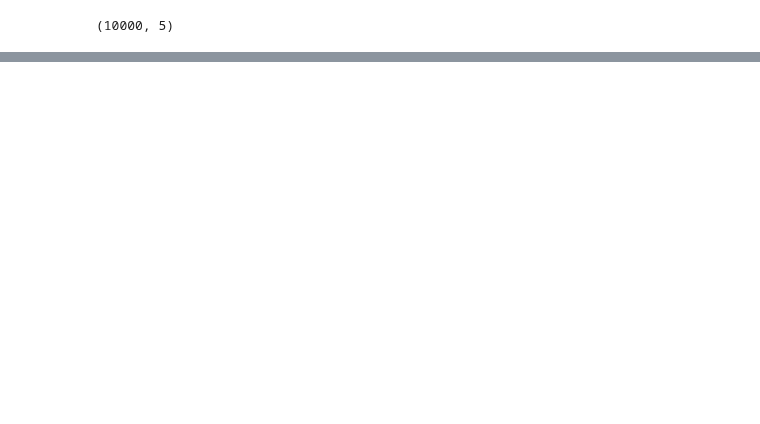
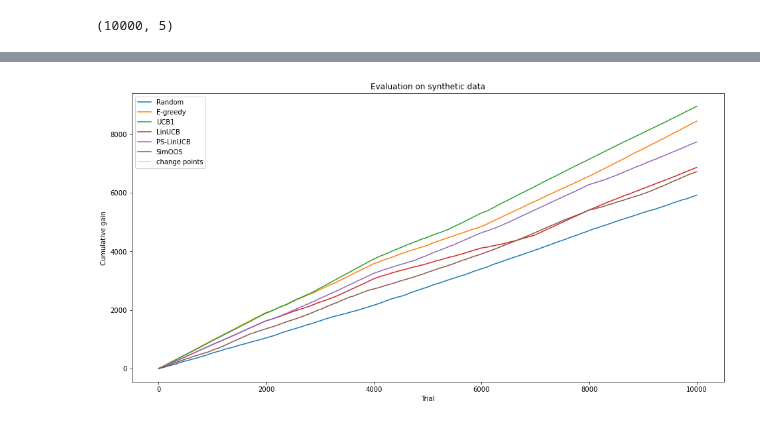
Before and after one commit to saeedghoorchian/NCC-Bandits, a Jupyter notebook: experiments/synthetic/1_synthetic_data_creation.ipynb, the cells around one changed output, grey strips where cells are left out. Saved outputs shown, nothing was run; the diff lists cells and outputs as text; code cells hidden in the pictures; blank space fills up the shorter version.

Commit message:
Add experiment on synthetic data

```diff
--- a/experiments/synthetic/1_synthetic_data_creation.ipynb
+++ b/experiments/synthetic/1_synthetic_data_creation.ipynb
@@ -220,0 +255,2 @@ costs_vector.shape
+# %%
+NUM_OF_TRIALS = 10000
@@ -220,0 +363,13 @@ costs_vector.shape
+# %%
+import warnings
+with warnings.catch_warnings():
+    warnings.simplefilter("ignore")
+    s = time.time()
+    gain_simoos = evaluation.evaluate_on_synthetic_data(
+        p_simoos,
+        contexts[:NUM_OF_TRIALS],
+        rewards[:NUM_OF_TRIALS],
+        costs_vector[:NUM_OF_TRIALS],
+        stop_after=NUM_OF_TRIALS,
+    )
+    print(f"Took {time.time() - s} seconds")
@@ -220,0 +394,29 @@ costs_vector.shape
+# %%
+def plot_gains(gain_dict, change_points=()):
+    fig, ax = plt.subplots(1,1, figsize=(16, 8));
+
+    max_vline=0
+
+    for label, gain in gain_dict.items():
+        ax.plot(gain, label=label)
+        max_vline=max(max_vline, max(gain))
+    ax.set_xlabel('Trial')
+    ax.set_ylabel('Cumulative gain')
+    ax.set_title('Evaluation on synthetic data')
+
+    ax.vlines(change_points, 0, max_vline, label='change points', color='pink')
+
+    plt.legend();
+    plt.show();
+# %%
+plot_gains({
+    'Random': gain_random,
+    'E-greedy': gain_egreedy,
+    'UCB1': gain_ucb,
+    'LinUCB': gain_linucb,
+    'PS-LinUCB': gain_pslinucb,
+    'SimOOS': gain_simoos,
+},
+)
+# %% [output]
+[figure, added]
```
Also changed, not shown: parts of 28 cells of this notebook, 5 other files.
